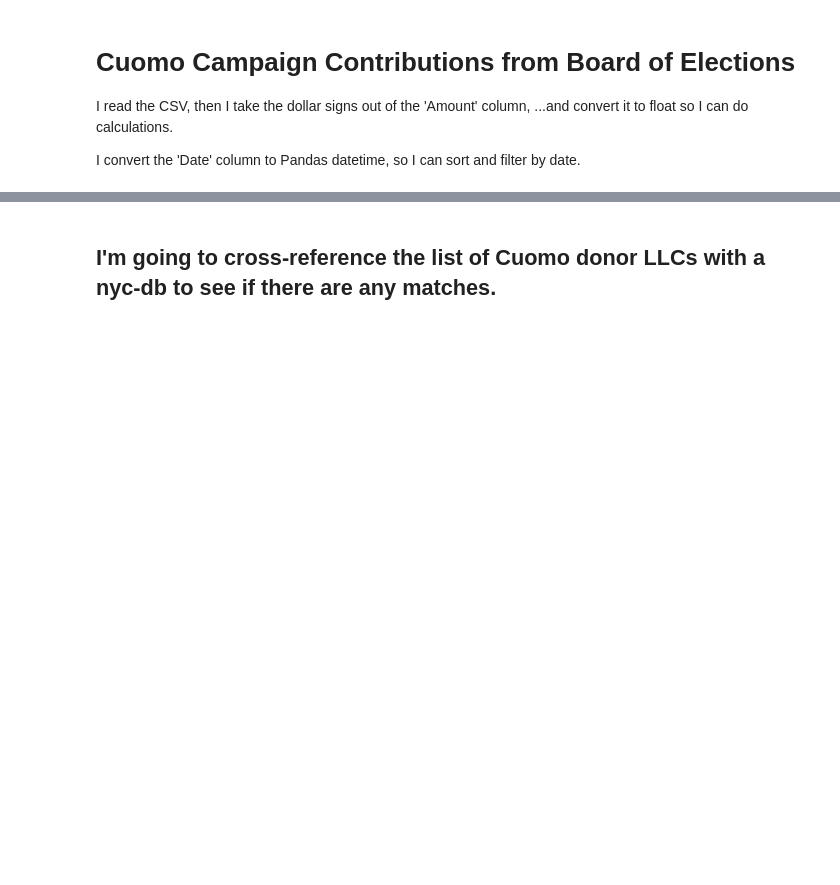
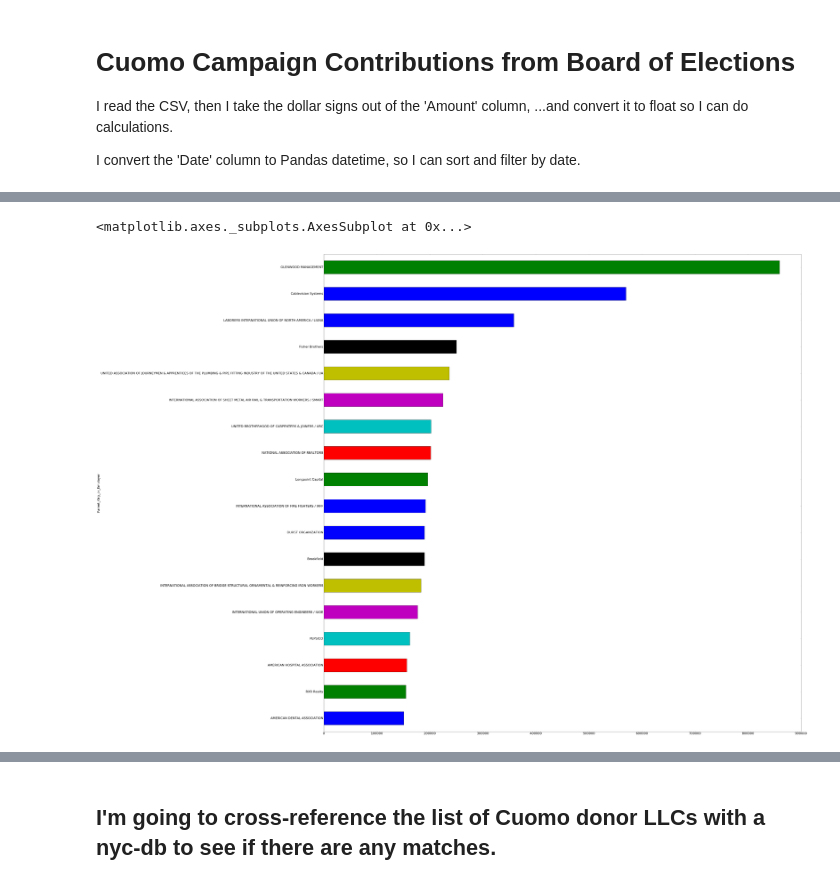
Before and after one commit to kromreig/warchest_cuomo_indy, a Jupyter notebook: Cuomo_Campaign_Finance.ipynb, the cells around one changed output, grey strips where cells are left out. Saved outputs shown, nothing was run; the diff lists cells and outputs as text; code cells hidden in the pictures; blank space fills up the shorter version.

```diff
--- a/Cuomo_Campaign_Finance.ipynb
+++ b/Cuomo_Campaign_Finance.ipynb
@@ -54,0 +279,9 @@ df_warchest[df_warchest['Donor'].str.contains('', na=False)]
+# %%
+plt.figure(figsize=(60,60))
+df_warchest.groupby('Parent_Org_or_Employer').filter(lambda x: x['Amount_boe'].sum() > 150000)\
+.groupby('Parent_Org_or_Employer')['Amount_boe']\
+.sum().sort_values()\
+.plot(y='Amount_boe', x='Parent_Org_or_Employer', kind='barh')
+# %% [output]
+<matplotlib.axes._subplots.AxesSubplot at 0x...>
+[figure, added]
```
Also changed, not shown: parts of 51 cells of this notebook.
